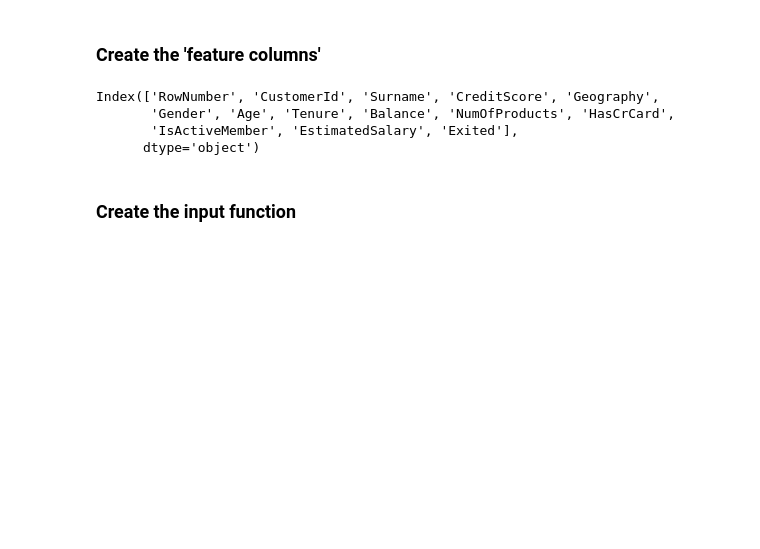
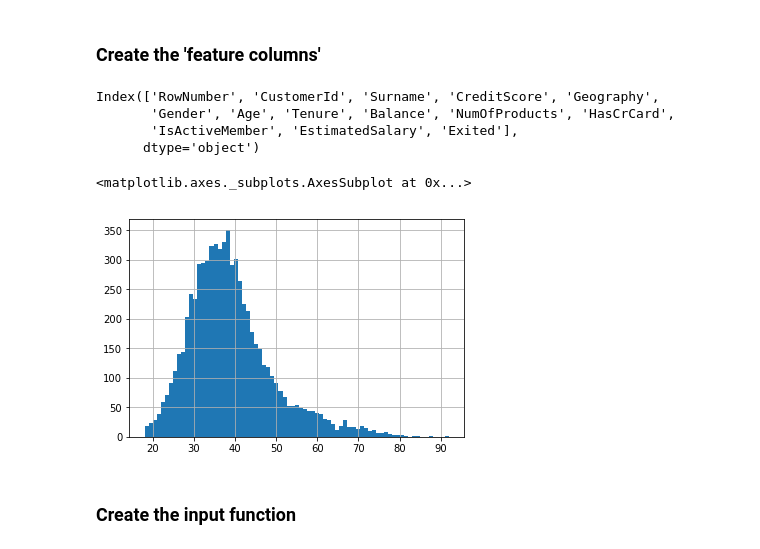
Before and after one commit to zzerk/tf-training, a Jupyter notebook: TF DNN Classification.ipynb, the cells around one changed output. Saved outputs shown, nothing was run; the diff lists cells and outputs as text; code cells hidden in the pictures; blank space fills up the shorter version.

```diff
--- a/TF DNN Classification.ipynb
+++ b/TF DNN Classification.ipynb
@@ -116,3 +121,8 @@ estimated = tf.feature_column.numeric_column('EstimatedSalary')
 # create categorical columns
 geography = tf.feature_column.indicator_column(tf.feature_column.categorical_column_with_vocabulary_list(key='Geography',vocabulary_list=df['Geography'].unique()))
 gender = tf.feature_column.indicator_column(tf.feature_column.categorical_column_with_vocabulary_list(key='Gender',vocabulary_list=df['Gender'].unique()))
+# %%
+X_train['Age'].hist(bins=75)
+# %% [output]
+<matplotlib.axes._subplots.AxesSubplot at 0x...>
+[figure, added]
```
Also changed, not shown: parts of 19 cells of this notebook.
